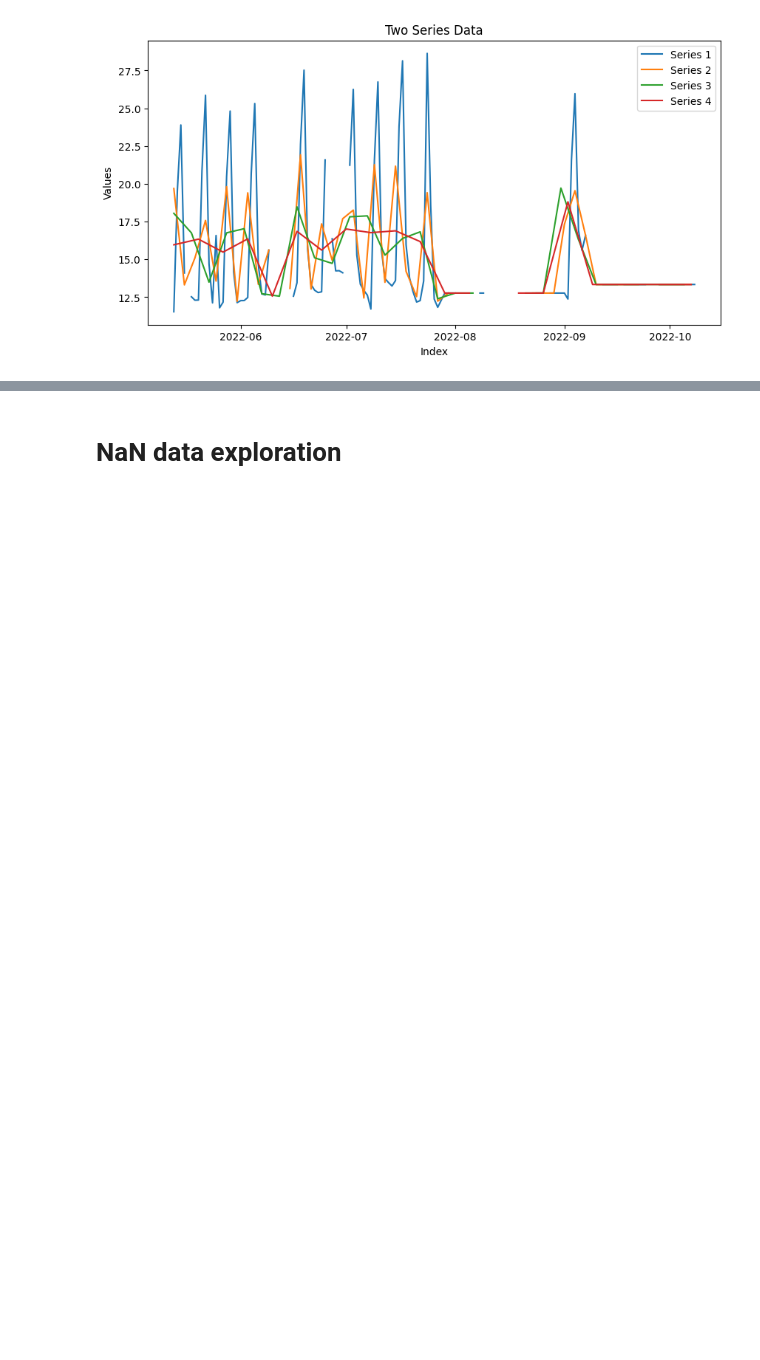
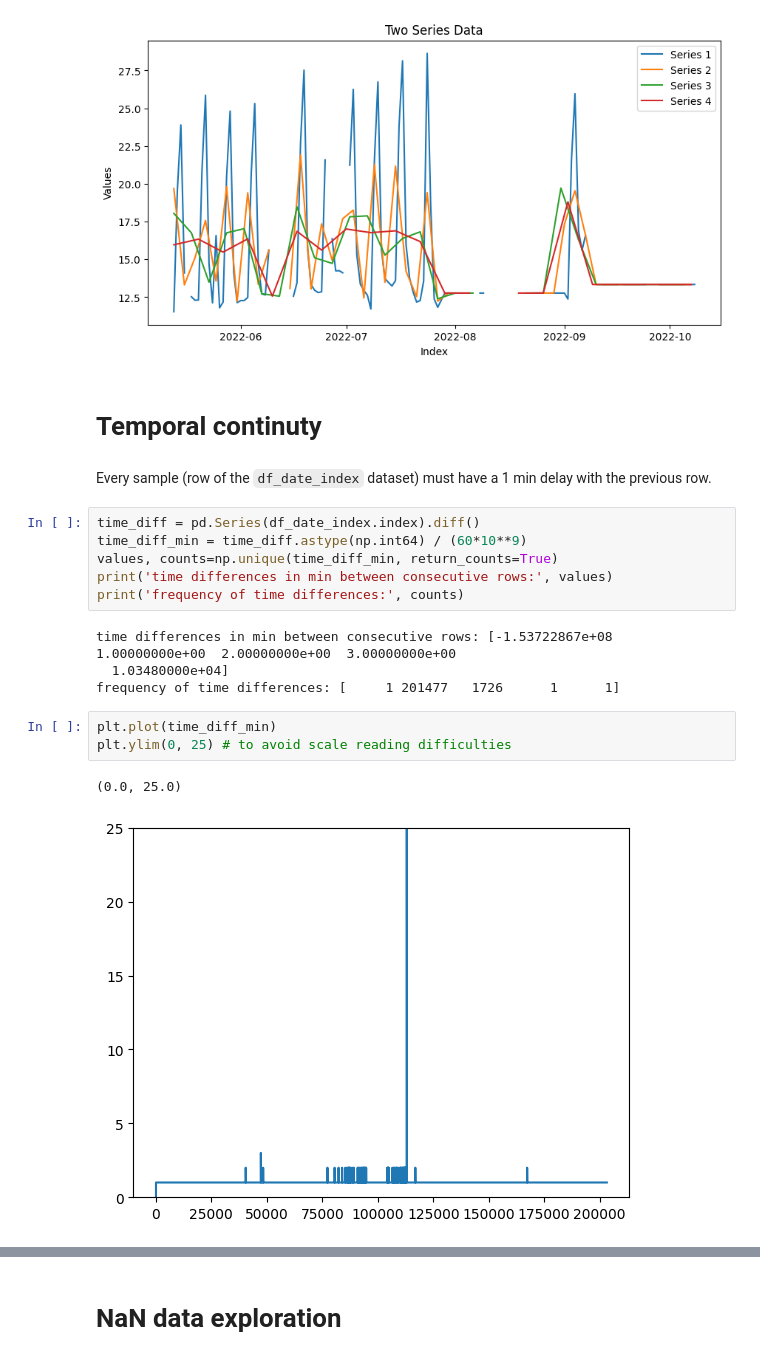
Before and after one commit to opticsensors/HVAC-predictive-control, a Jupyter notebook: notebooks/7.0-gaia-data-analysis.ipynb, the cells around one changed output, grey strips where cells are left out. Cells and saved outputs as stored; diff of their text form; blank space fills up the shorter version.

```diff
--- a/notebooks/7.0-gaia-data-analysis.ipynb
+++ b/notebooks/7.0-gaia-data-analysis.ipynb
@@ -241,3 +241,23 @@ plt.legend()
 # %% [output]
 <matplotlib.legend.Legend at 0x...>
 [figure]
+# %% [markdown]
+# Temporal continuty
+# %% [markdown]
+Every sample (row of the `df_date_index` dataset) must have a 1 min delay with the previous row.
+# %%
+time_diff = pd.Series(df_date_index.index).diff()
+time_diff_min = time_diff.astype(np.int64) / (60*10**9)
+values, counts=np.unique(time_diff_min, return_counts=True)
+print('time differences in min between consecutive rows:', values)
+print('frequency of time differences:', counts)
+# %% [output]
+time differences in min between consecutive rows: [-1.53722867e+08  1.00000000e+00  2.00000000e+00  3.00000000e+00
+  1.03480000e+04]
+frequency of time differences: [     1 201477   1726      1      1]
+# %%
+plt.plot(time_diff_min)
+plt.ylim(0, 25) # to avoid scale reading difficulties
+# %% [output]
+(0.0, 25.0)
+[figure, added]
```
Also changed, not shown: parts of 33 cells of this notebook, 1 other file.
